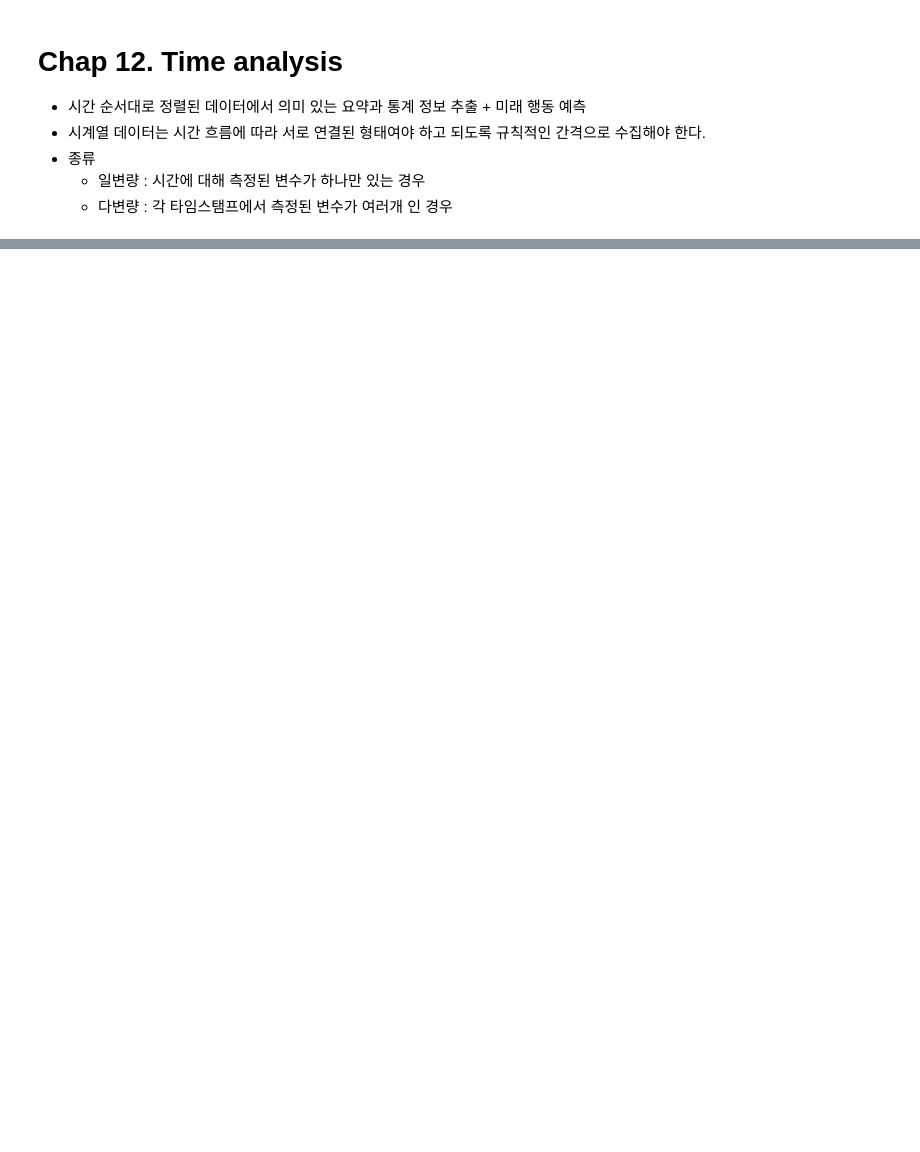
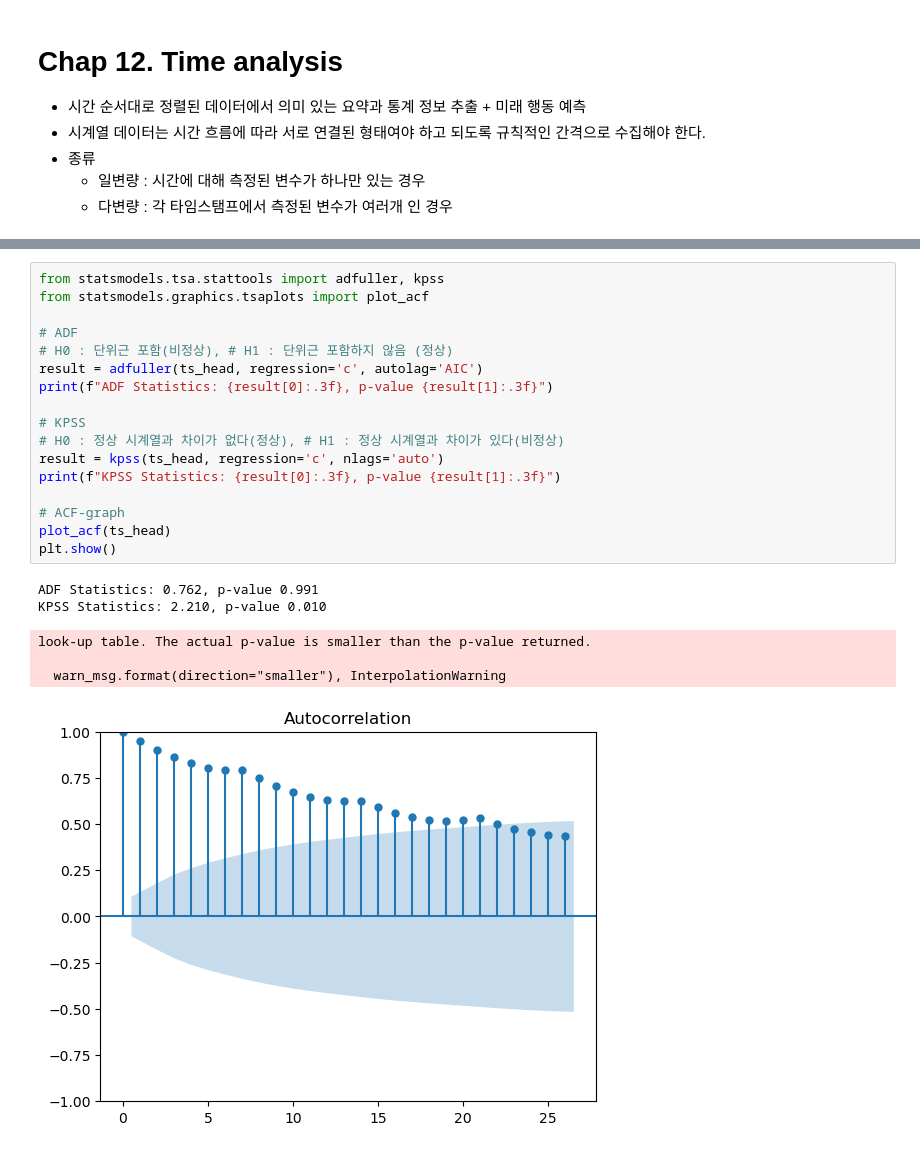
Before and after one commit to klee30810/ADP-study, a Jupyter notebook: codebook/Chap 12. Time anlalysis.ipynb, the cells around one changed output, grey strips where cells are left out. Cells and saved outputs as stored; diff of their text form; blank space fills up the shorter version.

```diff
--- a/codebook/Chap 12. Time anlalysis.ipynb
+++ b/codebook/Chap 12. Time anlalysis.ipynb
@@ -7,0 +76,24 @@
+# %%
+from statsmodels.tsa.stattools import adfuller, kpss
+from statsmodels.graphics.tsaplots import plot_acf
+
+# ADF
+# H0 : 단위근 포함(비정상), # H1 : 단위근 포함하지 않음 (정상)
+result = adfuller(ts_head, regression='c', autolag='AIC')
+print(f"ADF Statistics: {result[0]:.3f}, p-value {result[1]:.3f}")
+
+# KPSS
+# H0 : 정상 시계열과 차이가 없다(정상), # H1 : 정상 시계열과 차이가 있다(비정상)
+result = kpss(ts_head, regression='c', nlags='auto')
+print(f"KPSS Statistics: {result[0]:.3f}, p-value {result[1]:.3f}")
+
+# ACF-graph
+plot_acf(ts_head)
+plt.show()
+# %% [output]
+ADF Statistics: 0.762, p-value 0.991
+KPSS Statistics: 2.210, p-value 0.010
+look-up table. The actual p-value is smaller than the p-value returned.
+
+  warn_msg.format(direction="smaller"), InterpolationWarning
+[figure, added]
```
Also changed, not shown: parts of 24 cells of this notebook.
